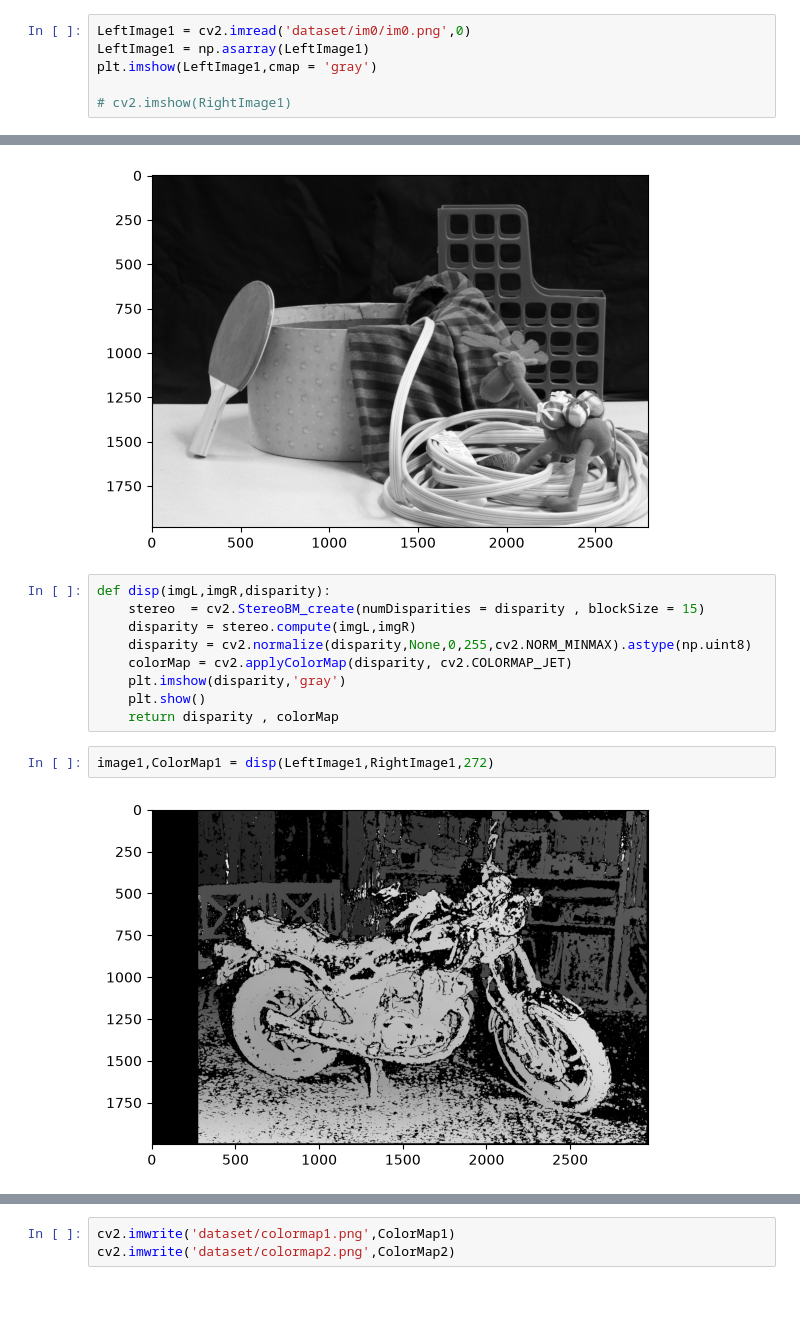
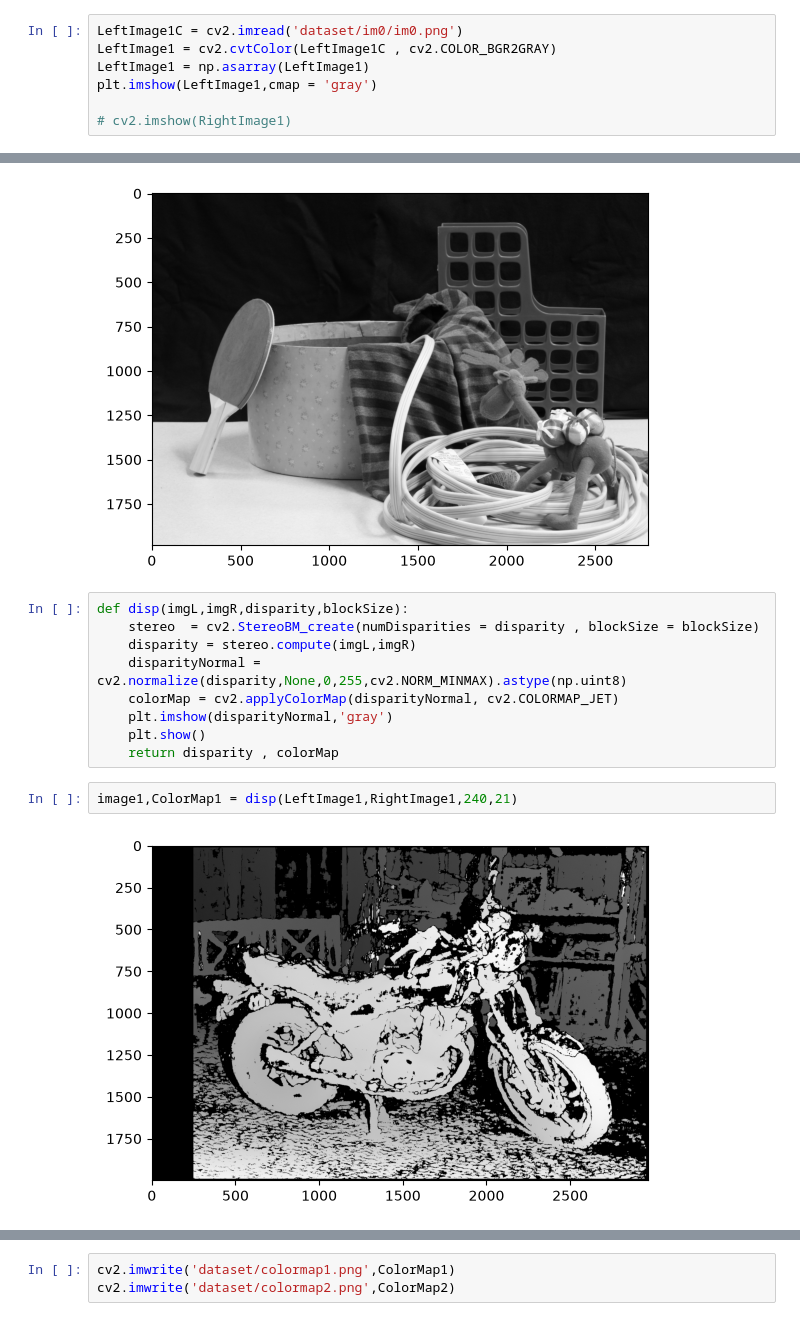
Before and after one commit to rokaia1692006/disparityMap_depthEstimation, a Jupyter notebook: code.ipynb, the cells around one changed output, grey strips where cells are left out. Saved outputs shown, nothing was run; the diff lists cells and outputs as text.

```diff
--- a/code.ipynb
+++ b/code.ipynb
@@ -5,7 +5,8 @@ import numpy as np
 import matplotlib.pyplot as plt
 import os
 # %%
-LeftImage1 = cv2.imread('dataset/im0/im0.png',0)
+LeftImage1C = cv2.imread('dataset/im0/im0.png')
+LeftImage1 = cv2.cvtColor(LeftImage1C , cv2.COLOR_BGR2GRAY)
 LeftImage1 = np.asarray(LeftImage1)
 plt.imshow(LeftImage1,cmap = 'gray')
 
@@ -37,16 +38,16 @@ plt.imshow(RightImage2,cmap = 'gray')
 <matplotlib.image.AxesImage at 0x...>
 [figure]
 # %%
-def disp(imgL,imgR,disparity):
-    stereo  = cv2.StereoBM_create(numDisparities = disparity , blockSize = 15)
+def disp(imgL,imgR,disparity,blockSize):
+    stereo  = cv2.StereoBM_create(numDisparities = disparity , blockSize = blockSize)
     disparity = stereo.compute(imgL,imgR)
-    disparity = cv2.normalize(disparity,None,0,255,cv2.NORM_MINMAX).astype(np.uint8)
-    colorMap = cv2.applyColorMap(disparity, cv2.COLORMAP_JET)
-    plt.imshow(disparity,'gray')
+    disparityNormal = cv2.normalize(disparity,None,0,255,cv2.NORM_MINMAX).astype(np.uint8)
+    colorMap = cv2.applyColorMap(disparityNormal, cv2.COLORMAP_JET)
+    plt.imshow(disparityNormal,'gray')
     plt.show()
     return disparity , colorMap
 # %%
-image1,ColorMap1 = disp(LeftImage1,RightImage1,272)
+image1,ColorMap1 = disp(LeftImage1,RightImage1,240,21)
 # %% [output]
-[figure, old version]
+[figure, new version]
 # %%
```
Also changed, not shown: parts of 13 cells of this notebook, 3 other files.
